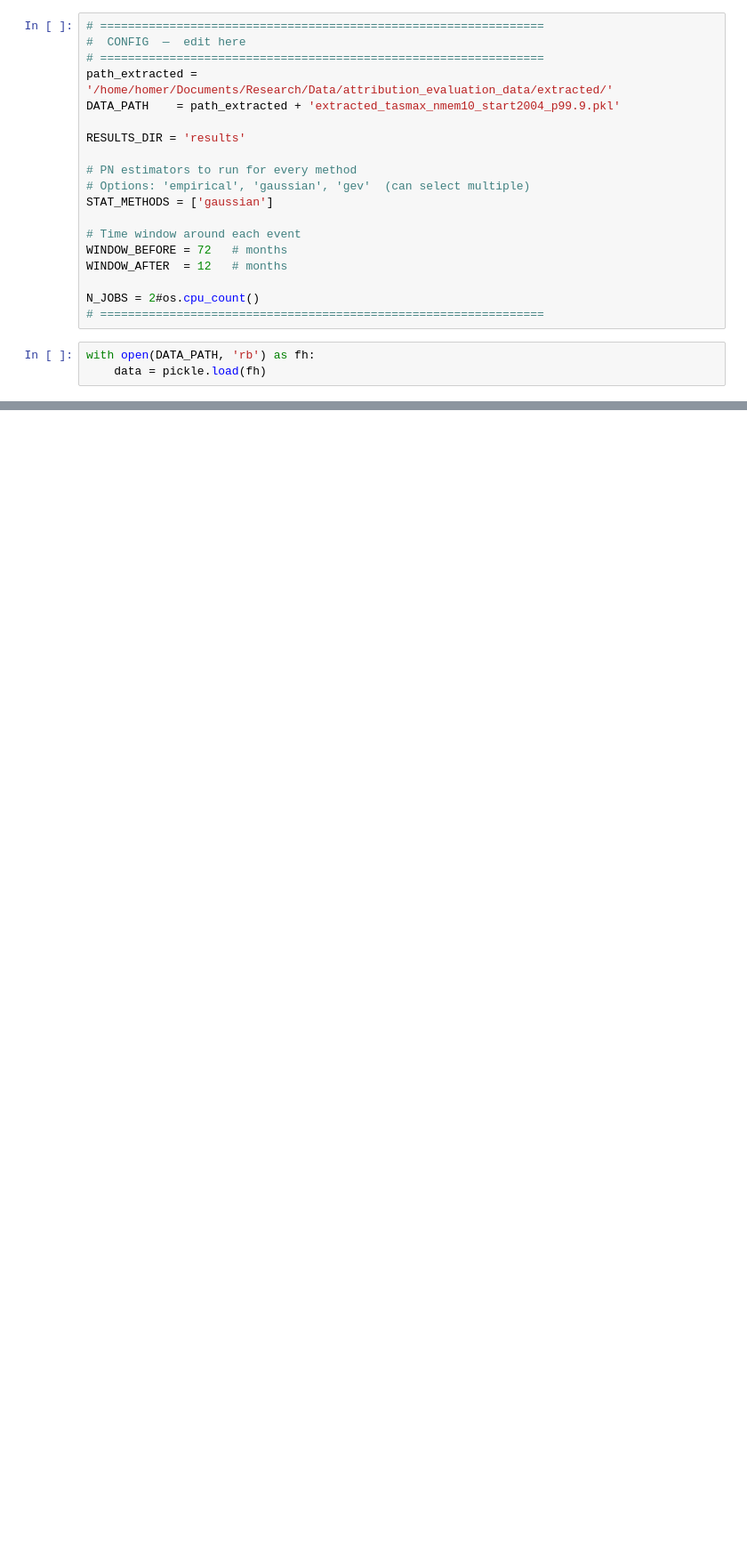
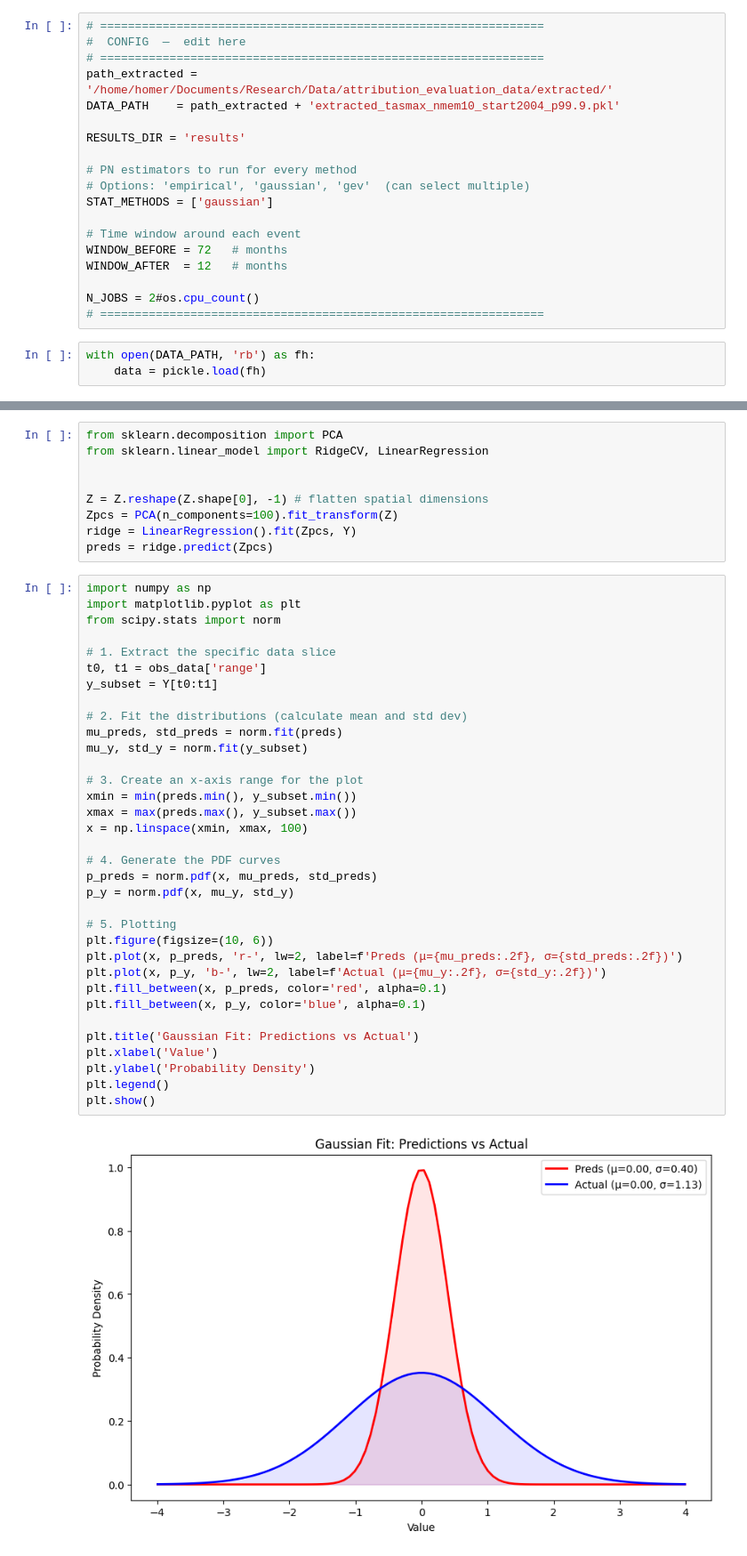
Before and after one commit to homerdurand/attribution_evaluation, a Jupyter notebook: 02.1_individual_attribution.ipynb, the cells around one changed output, grey strips where cells are left out. Shown at 89% size. Saved outputs shown, nothing was run; the diff lists cells and outputs as text; blank space fills up the shorter version.

```diff
--- a/02.1_individual_attribution.ipynb
+++ b/02.1_individual_attribution.ipynb
@@ -186,0 +269,45 @@ Saved -> figures/qq_analysis.png
+# %%
+from sklearn.decomposition import PCA
+from sklearn.linear_model import RidgeCV, LinearRegression
+
+
+Z = Z.reshape(Z.shape[0], -1) # flatten spatial dimensions
+Zpcs = PCA(n_components=100).fit_transform(Z)
+ridge = LinearRegression().fit(Zpcs, Y)
+preds = ridge.predict(Zpcs)
+# %%
+import numpy as np
+import matplotlib.pyplot as plt
+from scipy.stats import norm
+
+# 1. Extract the specific data slice
+t0, t1 = obs_data['range']
+y_subset = Y[t0:t1]
+
+# 2. Fit the distributions (calculate mean and std dev)
+mu_preds, std_preds = norm.fit(preds)
+mu_y, std_y = norm.fit(y_subset)
+
+# 3. Create an x-axis range for the plot
+xmin = min(preds.min(), y_subset.min())
+xmax = max(preds.max(), y_subset.max())
+x = np.linspace(xmin, xmax, 100)
+
+# 4. Generate the PDF curves
+p_preds = norm.pdf(x, mu_preds, std_preds)
+p_y = norm.pdf(x, mu_y, std_y)
+
+# 5. Plotting
+plt.figure(figsize=(10, 6))
+plt.plot(x, p_preds, 'r-', lw=2, label=f'Preds (μ={mu_preds:.2f}, σ={std_preds:.2f})')
+plt.plot(x, p_y, 'b-', lw=2, label=f'Actual (μ={mu_y:.2f}, σ={std_y:.2f})')
+plt.fill_between(x, p_preds, color='red', alpha=0.1)
+plt.fill_between(x, p_y, color='blue', alpha=0.1)
+
+plt.title('Gaussian Fit: Predictions vs Actual')
+plt.xlabel('Value')
+plt.ylabel('Probability Density')
+plt.legend()
+plt.show()
+# %% [output]
+[figure, added]
```
Also changed, not shown: parts of 16 cells of this notebook, 3 other files.
